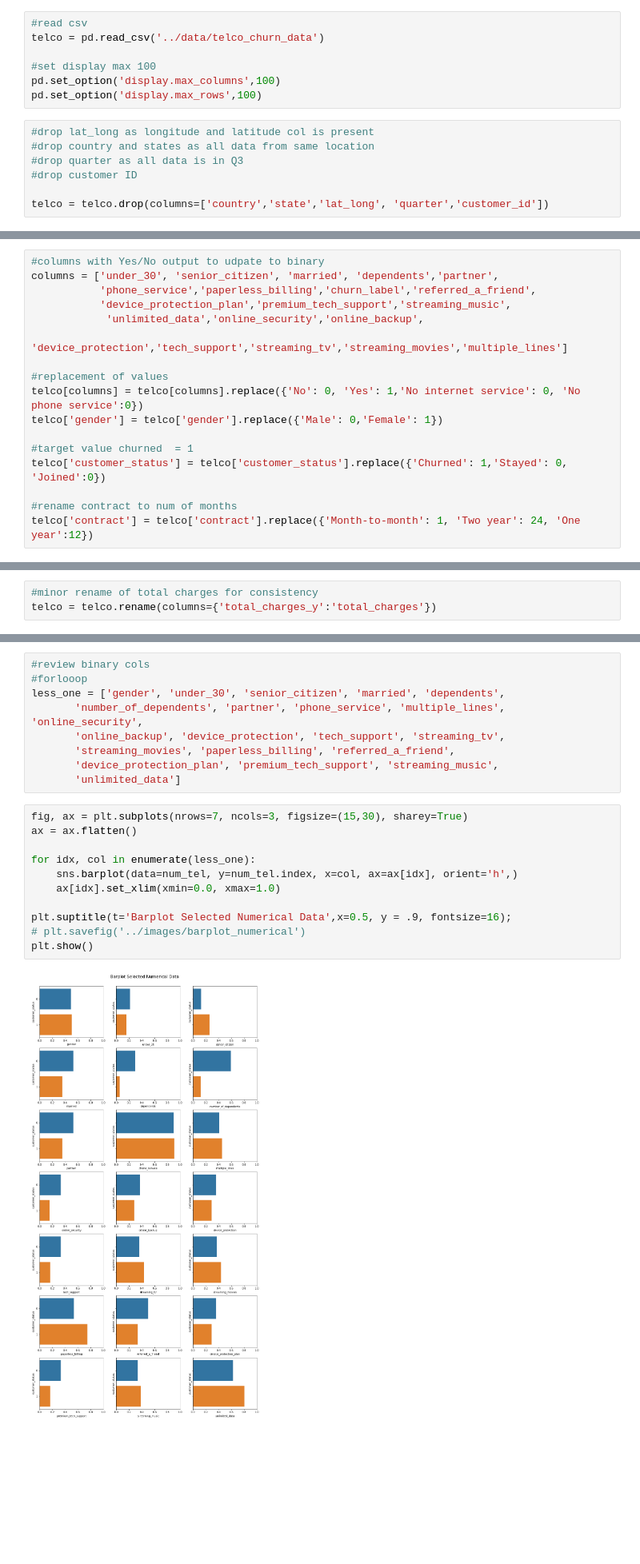
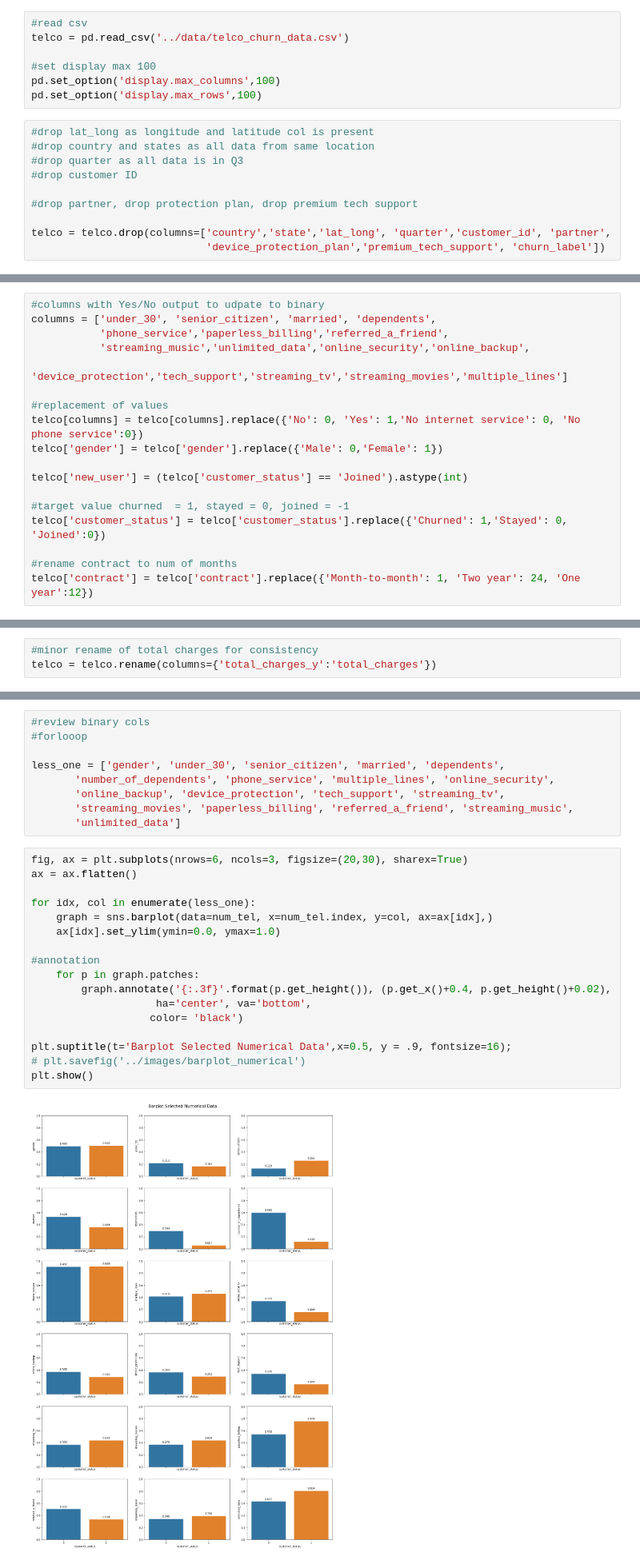
Before and after one commit to JeanLiew/Customer_Attrition_Model, a Jupyter notebook: code/02_EDA.ipynb, the cells around one changed output, grey strips where cells are left out. Shown at 80% size. Drawn from its saved outputs; the diff is of its cells as text; blank space fills up the shorter version.

```diff
--- a/code/02_EDA.ipynb
+++ b/code/02_EDA.ipynb
@@ -23,7 +23,7 @@ import matplotlib.pyplot as plt
 import seaborn as sns
 # %%
 #read csv
-telco = pd.read_csv('../data/telco_churn_data')
+telco = pd.read_csv('../data/telco_churn_data.csv')
 
 #set display max 100
 pd.set_option('display.max_columns',100)
@@ -34,7 +34,10 @@ pd.set_option('display.max_rows',100)
 #drop quarter as all data is in Q3
 #drop customer ID
 
-telco = telco.drop(columns=['country','state','lat_long', 'quarter','customer_id'])
+#drop partner, drop protection plan, drop premium tech support
+
+telco = telco.drop(columns=['country','state','lat_long', 'quarter','customer_id', 'partner',
+                            'device_protection_plan','premium_tech_support', 'churn_label'])
 # %%
 telco.head()
 # %% [output]
@@ -47,16 +50,17 @@ telco.head()
 # %%
 #columns with Yes/No output to udpate to binary
-columns = ['under_30', 'senior_citizen', 'married', 'dependents','partner',
-           'phone_service','paperless_billing','churn_label','referred_a_friend',
-           'device_protection_plan','premium_tech_support','streaming_music',
-            'unlimited_data','online_security','online_backup',
+columns = ['under_30', 'senior_citizen', 'married', 'dependents',
+           'phone_service','paperless_billing','referred_a_friend',
+           'streaming_music','unlimited_data','online_security','online_backup',
            'device_protection','tech_support','streaming_tv','streaming_movies','multiple_lines']
 
 #replacement of values
 telco[columns] = telco[columns].replace({'No': 0, 'Yes': 1,'No internet service': 0, 'No phone service':0})
 telco['gender'] = telco['gender'].replace({'Male': 0,'Female': 1})
 
-#target value churned  = 1
+telco['new_user'] = (telco['customer_status'] == 'Joined').astype(int)
+
+#target value churned  = 1, stayed = 0, joined = -1
 telco['customer_status'] = telco['customer_status'].replace({'Churned': 1,'Stayed': 0, 'Joined':0})
 
 #rename contract to num of months
@@ -140,22 +147,28 @@ num_tel
 # %%
 #review binary cols
 #forlooop
+
 less_one = ['gender', 'under_30', 'senior_citizen', 'married', 'dependents',
-       'number_of_dependents', 'partner', 'phone_service', 'multiple_lines', 'online_security',
+       'number_of_dependents', 'phone_service', 'multiple_lines', 'online_security',
        'online_backup', 'device_protection', 'tech_support', 'streaming_tv',
-       'streaming_movies', 'paperless_billing', 'referred_a_friend',
-       'device_protection_plan', 'premium_tech_support', 'streaming_music',
+       'streaming_movies', 'paperless_billing', 'referred_a_friend', 'streaming_music',
        'unlimited_data']
 # %%
-fig, ax = plt.subplots(nrows=7, ncols=3, figsize=(15,30), sharey=True)
+fig, ax = plt.subplots(nrows=6, ncols=3, figsize=(20,30), sharex=True)
 ax = ax.flatten()
 
 for idx, col in enumerate(less_one):
-    sns.barplot(data=num_tel, y=num_tel.index, x=col, ax=ax[idx], orient='h',)
-    ax[idx].set_xlim(xmin=0.0, xmax=1.0)
+    graph = sns.barplot(data=num_tel, x=num_tel.index, y=col, ax=ax[idx],)
+    ax[idx].set_ylim(ymin=0.0, ymax=1.0)
+
+#annotation
+    for p in graph.patches:
+        graph.annotate('{:.3f}'.format(p.get_height()), (p.get_x()+0.4, p.get_height()+0.02),
+                    ha='center', va='bottom',
+                   color= 'black')
 
 plt.suptitle(t='Barplot Selected Numerical Data',x=0.5, y = .9, fontsize=16);
 # plt.savefig('../images/barplot_numerical')
 plt.show()
 # %% [output]
-[figure, old version]
+[figure, new version]
```
Also changed, not shown: parts of 53 cells of this notebook, 3 other files.
